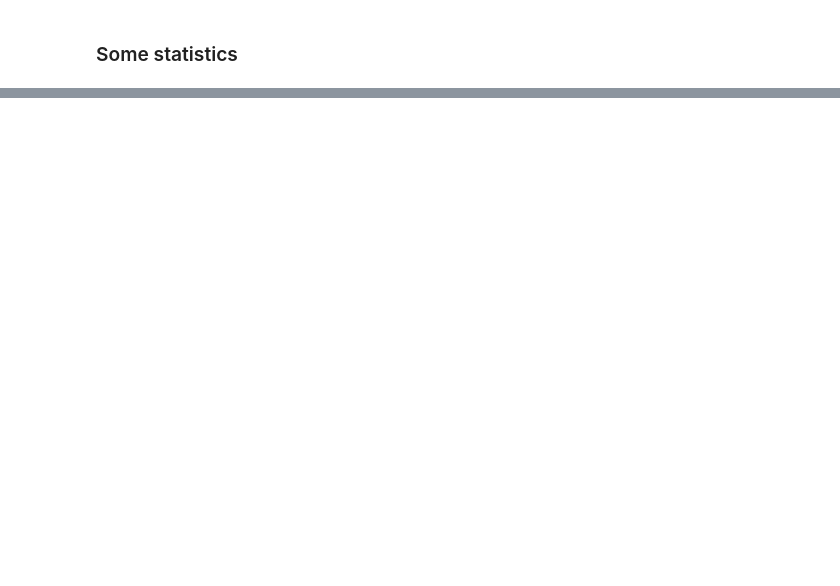
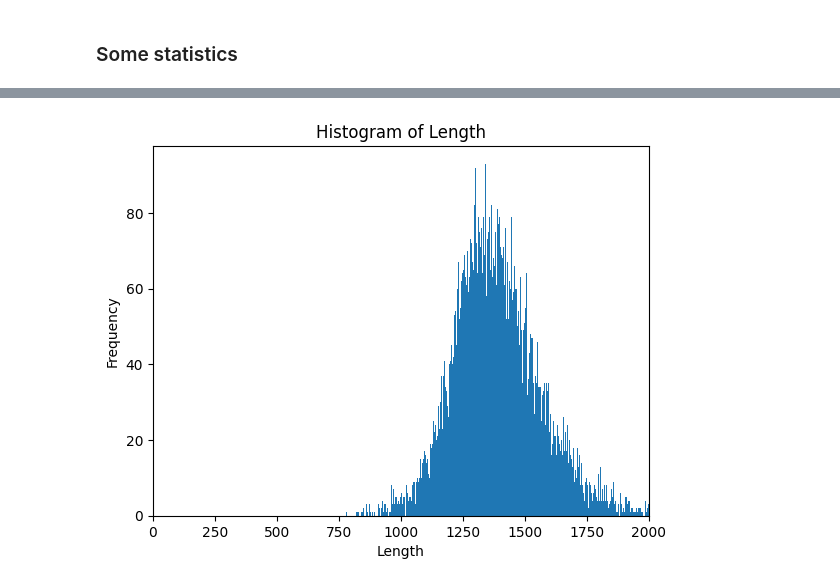
Before and after one commit to EPFL-IC-Make-Team/medinote, a Jupyter notebook: project.ipynb, the cells around one changed output, grey strips where cells are left out. Saved outputs shown, nothing was run; the diff lists cells and outputs as text; code cells hidden in the pictures; blank space fills up the shorter version.

```diff
--- a/project.ipynb
+++ b/project.ipynb
@@ -464,0 +456,4 @@ scores, stats
+# %%
+length_histogram(generator_path, keys=['prompt', 'gold'])
+# %% [output]
+[figure, added]
```
Also changed, not shown: parts of 27 cells of this notebook, 5 other files.
